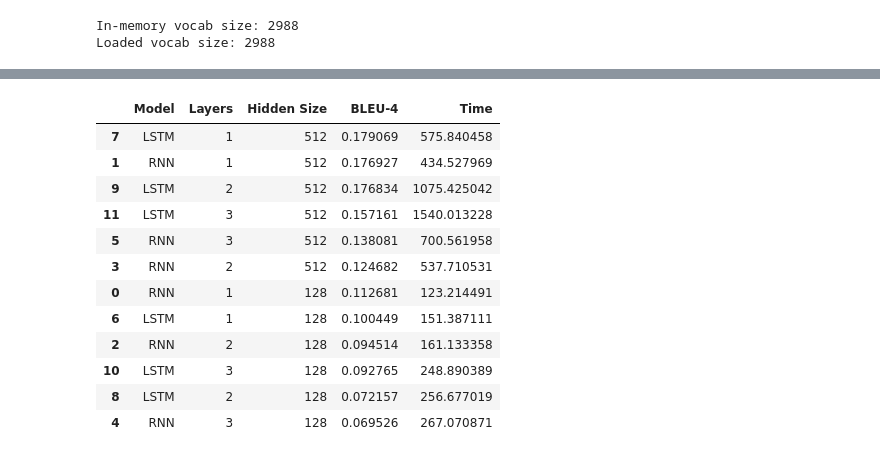
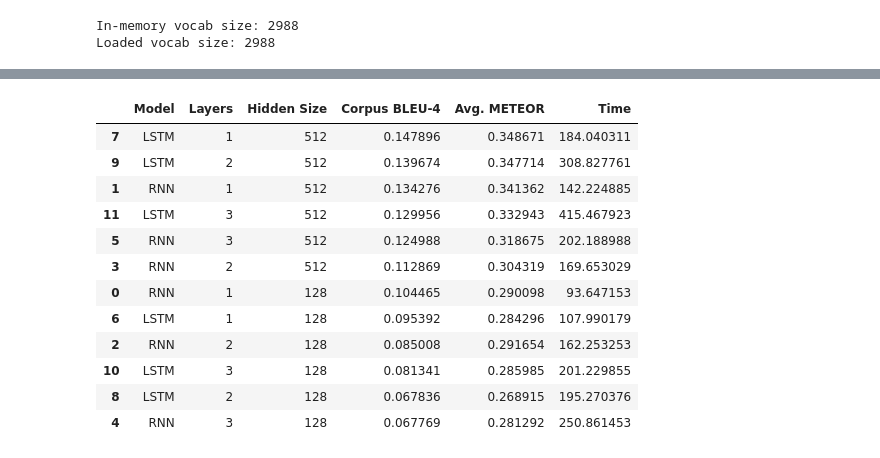
Before and after one commit to Azzkaaaa/Tugas-Besar-ML-2, a Jupyter notebook: src/notebook/rnn_ltsm_experiments.ipynb, the cells around one changed output, grey strips where cells are left out. Drawn from its saved outputs; the diff is of its cells as text; code cells hidden in the pictures.

Commit message:
feat(rnn-lstm): compare with keras

```diff
--- a/src/notebook/rnn_ltsm_experiments.ipynb
+++ b/src/notebook/rnn_ltsm_experiments.ipynb
@@ -264,3 +265,16 @@ MAX_SEQ_LEN = 40
 # %% [output]
 In-memory vocab size: 2988
 Loaded vocab size: 2988
+# %%
+unique_image_ids = list(raw_captions_dict.keys())
+
+num_unique_images = len(unique_image_ids)
+val_size = int(num_unique_images * 0.2)
+val_start_index = num_unique_images - val_size
+val_end_index = val_start_index + 1617
+
+eval_image_ids = unique_image_ids[val_start_index : val_end_index]
+
+print(f"Total data image id: {len(unique_image_ids)}")
+print(f"Total eval image id: {len(eval_image_ids)}")
+print(f"Data evaluasi: {len(eval_image_ids)} gambar dari index {val_start_index} hingga {val_end_index}")
@@ -267,10 +285,8 @@ Loaded vocab size: 2988
 # %%
-unique_image_ids = list(raw_captions_dict.keys())
-
 X_cnn_eval  = []
 y_refs_eval = []
 
-for img_id in unique_image_ids:
+for img_id in eval_image_ids:
     feature_path = os.path.join(FEATURES_DIR, f"{img_id}.npy")
     if os.path.exists(feature_path):
         X_cnn_eval.append(np.load(feature_path))
@@ -300,18 +316,17 @@ for rnn_type in ["RNN", "LSTM"]:
             scratch_model = ScratchDecoderInference(loaded_vocab, rnn_type, layers, EMBED_DIM, hidden)
             scratch_model.load_weights_from_keras(keras_model)
 
-            bleu, exec_time, preds = evaluate_model(scratch_model, X_cnn_eval, y_refs_eval, max_length=MAX_SEQ_LEN)
+            bleu, meteor, exec_time, preds = evaluate_model(scratch_model, X_cnn_eval, y_refs_eval, max_length=MAX_SEQ_LEN)
 
             results.append({
                 "Model": rnn_type,
                 "Layers": layers,
                 "Hidden Size": hidden,
-                "BLEU-4": bleu,
-                "Time": exec_time
+                "Corpus BLEU-4": bleu,
+                "Avg. METEOR": meteor,
+                "Time": exec_time,
+                "Preds": preds
             })
-
-df_results = pd.DataFrame(results)
-display(df_results)
 # %% [output]
 Evaluasi RNN | Layers: 1 | Hidden: 128
 Evaluasi RNN | Layers: 1 | Hidden: 512
@@ -341,18 +346,19 @@ Evaluasi LSTM | Layers: 3 | Hidden: 512
 # %%
-df_results.sort_values(by="BLEU-4", ascending=False)
+df_results = pd.DataFrame(results)
+df_results.sort_values(by="Corpus BLEU-4", ascending=False).drop(columns=['Preds'])
 # %% [output]
-|  | Model | Layers | Hidden Size | BLEU-4 | Time |
-| 7 | LSTM | 1 | 512 | 0.179069 | 575.840458 |
-| 1 | RNN | 1 | 512 | 0.176927 | 434.527969 |
-| 9 | LSTM | 2 | 512 | 0.176834 | 1075.425042 |
-| 11 | LSTM | 3 | 512 | 0.157161 | 1540.013228 |
-| 5 | RNN | 3 | 512 | 0.138081 | 700.561958 |
-| 3 | RNN | 2 | 512 | 0.124682 | 537.710531 |
-| 0 | RNN | 1 | 128 | 0.112681 | 123.214491 |
-| 6 | LSTM | 1 | 128 | 0.100449 | 151.387111 |
-| 2 | RNN | 2 | 128 | 0.094514 | 161.133358 |
-| 10 | LSTM | 3 | 128 | 0.092765 | 248.890389 |
-| 8 | LSTM | 2 | 128 | 0.072157 | 256.677019 |
-| 4 | RNN | 3 | 128 | 0.069526 | 267.070871 |
+|  | Model | Layers | Hidden Size | Corpus BLEU-4 | Avg. METEOR | Time |
+| 7 | LSTM | 1 | 512 | 0.147896 | 0.348671 | 184.040311 |
+| 9 | LSTM | 2 | 512 | 0.139674 | 0.347714 | 308.827761 |
+| 1 | RNN | 1 | 512 | 0.134276 | 0.341362 | 142.224885 |
+| 11 | LSTM | 3 | 512 | 0.129956 | 0.332943 | 415.467923 |
+| 5 | RNN | 3 | 512 | 0.124988 | 0.318675 | 202.188988 |
+| 3 | RNN | 2 | 512 | 0.112869 | 0.304319 | 169.653029 |
+| 0 | RNN | 1 | 128 | 0.104465 | 0.290098 | 93.647153 |
+| 6 | LSTM | 1 | 128 | 0.095392 | 0.284296 | 107.990179 |
+| 2 | RNN | 2 | 128 | 0.085008 | 0.291654 | 162.253253 |
+| 10 | LSTM | 3 | 128 | 0.081341 | 0.285985 | 201.229855 |
+| 8 | LSTM | 2 | 128 | 0.067836 | 0.268915 | 195.270376 |
+| 4 | RNN | 3 | 128 | 0.067769 | 0.281292 | 250.861453 |
 # %%
 nltk.download('wordnet')
```
Also changed, not shown: parts of 10 cells of this notebook, 1 other file.
